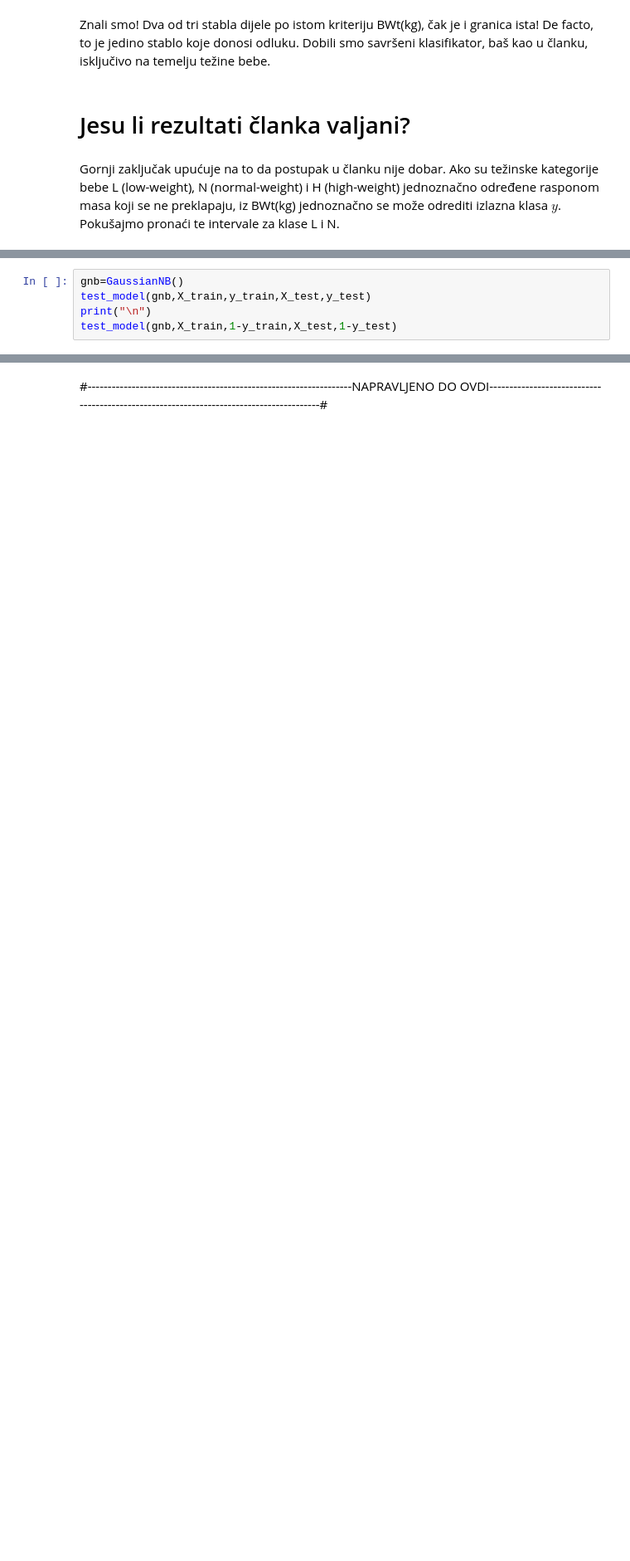
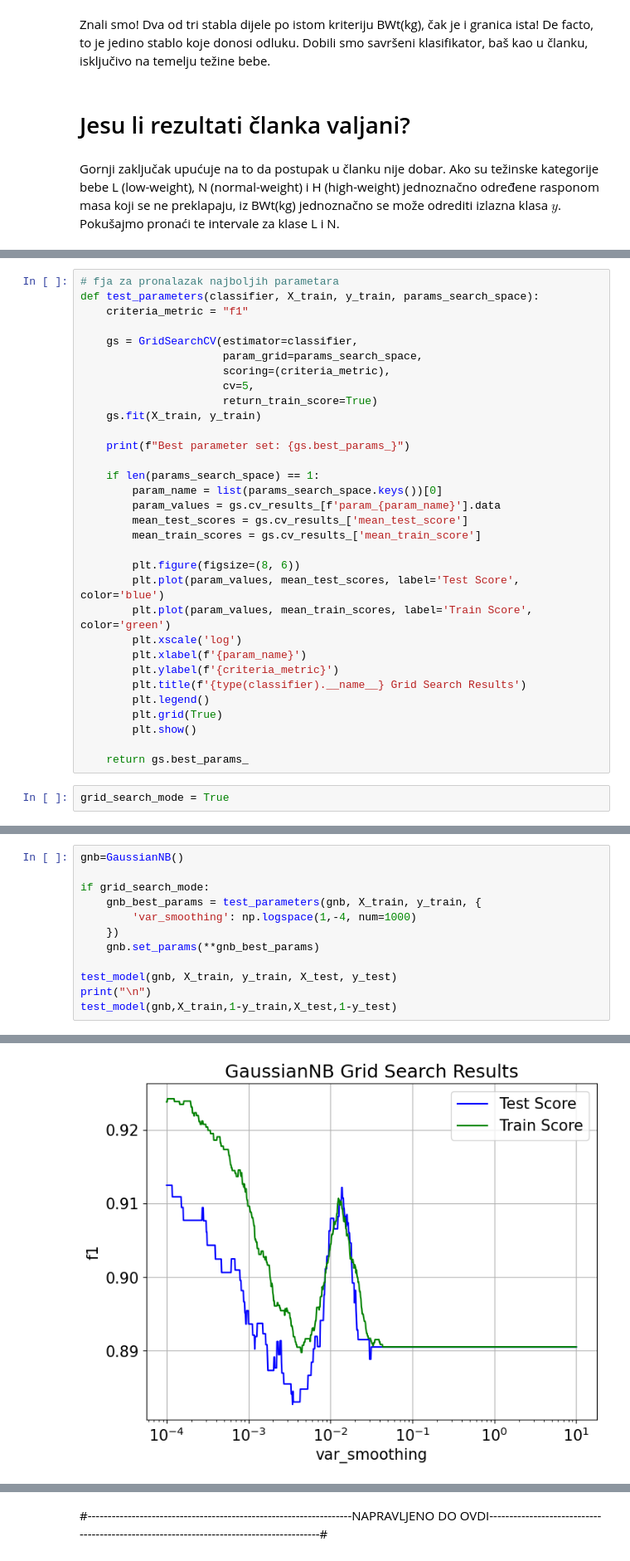
Before and after one commit to afstama/UZOP_projekt, a Jupyter notebook: final.ipynb, the cells around one changed output, grey strips where cells are left out. Shown at 83% size. Saved outputs shown, nothing was run; the diff lists cells and outputs as text; blank space fills up the shorter version.

```diff
--- a/final.ipynb
+++ b/final.ipynb
@@ -369,0 +465,34 @@ Prvo ćemo usporediti razultate Gaussian Naive Bayes modela s i bez redudantne v
+# %%
+# fja za pronalazak najboljih parametara
+def test_parameters(classifier, X_train, y_train, params_search_space):
+    criteria_metric = "f1"
+
+    gs = GridSearchCV(estimator=classifier,
+                      param_grid=params_search_space,
+                      scoring=(criteria_metric),
+                      cv=5,
+                      return_train_score=True)
+    gs.fit(X_train, y_train)
+
+    print(f"Best parameter set: {gs.best_params_}")
+
+    if len(params_search_space) == 1:
+        param_name = list(params_search_space.keys())[0]
+        param_values = gs.cv_results_[f'param_{param_name}'].data
+        mean_test_scores = gs.cv_results_['mean_test_score']
+        mean_train_scores = gs.cv_results_['mean_train_score']
+
+        plt.figure(figsize=(8, 6))
+        plt.plot(param_values, mean_test_scores, label='Test Score', color='blue')
+        plt.plot(param_values, mean_train_scores, label='Train Score', color='green')
+        plt.xscale('log')
+        plt.xlabel(f'{param_name}')
+        plt.ylabel(f'{criteria_metric}')
+        plt.title(f'{type(classifier).__name__} Grid Search Results')
+        plt.legend()
+        plt.grid(True)
+        plt.show()
+
+    return gs.best_params_
+# %%
+grid_search_mode = True
@@ -370,6 +501,13 @@ Prvo ćemo usporediti razultate Gaussian Naive Bayes modela s i bez redudantne v
 # %%
 gnb=GaussianNB()
-test_model(gnb,X_train,y_train,X_test,y_test)
+
+if grid_search_mode:
+    gnb_best_params = test_parameters(gnb, X_train, y_train, {
+        'var_smoothing': np.logspace(1,-4, num=1000)
+    })
+    gnb.set_params(**gnb_best_params)
+
+test_model(gnb, X_train, y_train, X_test, y_test)
 print("\n")
 test_model(gnb,X_train,1-y_train,X_test,1-y_test)
 # %% [output]
@@ -387,0 +515 @@ Confusion matrix:
+[figure, added]
```
Also changed, not shown: parts of 31 cells of this notebook.
